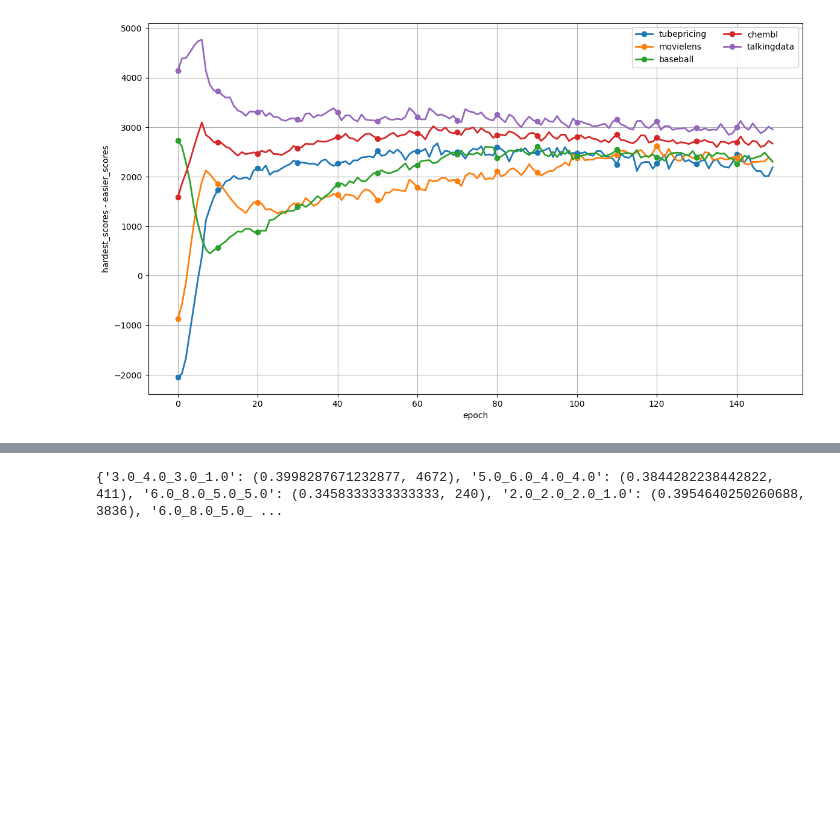
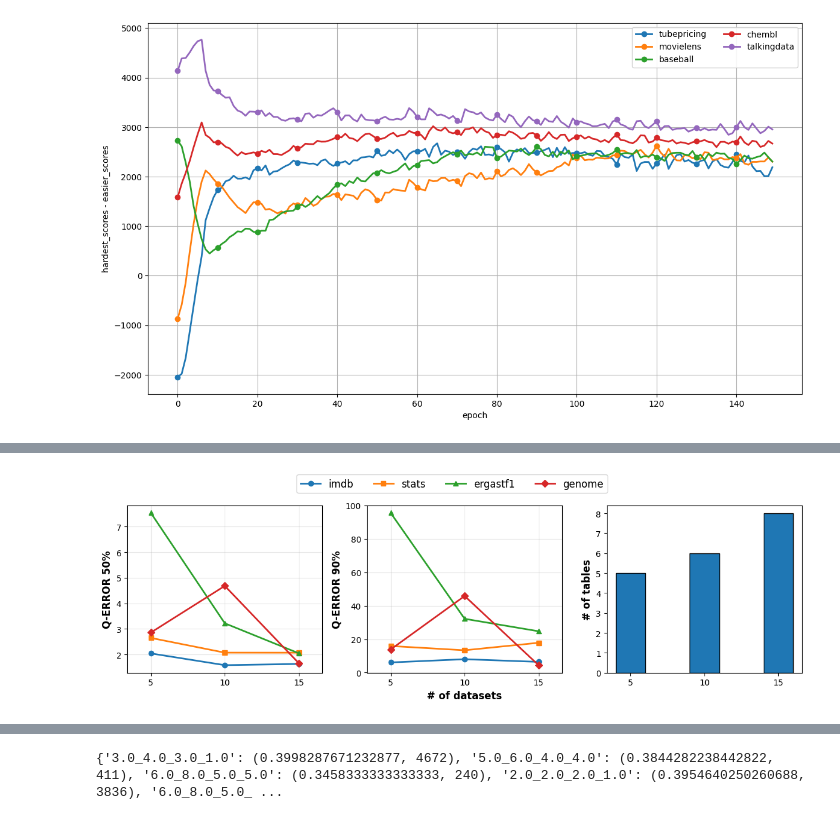
Before and after one commit to spiceandwolf/PRICE, a Jupyter notebook: draw_figure.ipynb, the cells around one changed output, grey strips where cells are left out. Drawn from its saved outputs; the diff is of its cells as text; code cells hidden in the pictures; blank space fills up the shorter version.

```diff
--- a/draw_figure.ipynb
+++ b/draw_figure.ipynb
@@ -689,0 +936,93 @@ plt.savefig('q_error_comparison.png', bbox_inches='tight')
+# %%
+# evaluation of PRICE’s performance with varied quantities of datasets.
+
+import matplotlib.pyplot as plt
+import numpy as np
+
+plt.rcParams['font.serif'] = ['Times New Roman']
+
+data = {
+    'subplot1': {
+        'imdb': {5: 2.0418, 10: 1.5829, 15: 1.6304},
+        'stats': {5: 2.6479, 10: 2.0721, 15: 2.0703},
+        'ergastf1': {5: 7.5355, 10: 3.2201, 15: 2.0482},
+        'genome': {5: 2.8591, 10: 4.682, 15: 1.6637}
+    },
+    'subplot2': {
+        'imdb': {5: 6.0819, 10: 8.0216, 15: 6.4284},
+        'stats': {5: 15.9052, 10: 13.3565, 15: 17.8404},
+        'ergastf1': {5: 95.4692, 10: 32.1761, 15: 24.7331},
+        'genome': {5: 13.8641, 10: 45.8135, 15: 4.4597}
+    },
+    'subplot3': {
+        'table_counts': [5, 6, 8],
+    },
+}
+
+fig, axs = plt.subplots(1, 3, figsize=(12, 4), sharex=True)
+
+colors = {
+    'imdb': '#1f77b4',
+    'stats': '#ff7f0e',
+    'ergastf1': '#2ca02c',
+    'genome': '#d62728'
+}
+
+markers = {
+    'imdb': 'o',
+    'stats': 's',
+    'ergastf1': '^',
+    'genome': 'D'
+}
+
+x_values = [5, 10, 15]
+
+for dataset in ['imdb', 'stats', 'ergastf1', 'genome']:
+    y_values = [data['subplot1'][dataset][x] for x in x_values]
+    axs[0].plot(x_values, y_values,
+                   color=colors[dataset],
+                   marker=markers[dataset],
+                   label=dataset,
+                   linewidth=2,
+                   markersize=6)
+
+axs[0].set_ylabel('Q-ERROR 50%', fontsize=12, fontweight='bold')
+# axs[0].set_xlabel('# of datasets', fontsize=12, fontweight='bold')
+axs[0].grid(True, alpha=0.3)
+axs[0].set_xticks(x_values)
+
+for dataset in ['imdb', 'stats', 'ergastf1', 'genome']:
+    y_values = [data['subplot2'][dataset][x] for x in x_values]
+    axs[1].plot(x_values, y_values,
+                   color=colors[dataset],
+                   marker=markers[dataset],
+                   label=dataset,
+                   linewidth=2,
+                   markersize=6)
+
+axs[1].set_ylabel('Q-ERROR 90%', fontsize=12, fontweight='bold')
+axs[1].set_xlabel('# of datasets', fontsize=12, fontweight='bold')
+axs[1].grid(True, alpha=0.3)
+axs[1].set_xticks(x_values)
+
+bars = axs[2].bar(x_values, data['subplot3']['table_counts'], width=2, color='#1f77b4', edgecolor='black')
+# axs[2].set_xlabel('# of datasets', fontsize=12, fontweight='bold')
+axs[2].set_ylabel('# of tables', fontsize=12, fontweight='bold')
+
+axs[1].set_xticks(x_values)
+
+fig.legend(['imdb', 'stats', 'ergastf1', 'genome'],
+           loc='upper center',
+           bbox_to_anchor=(0.5, 1),
+           ncol=4,
+           frameon=True,
+           fancybox=True,
+           fontsize=12)
+
+plt.tight_layout()
+plt.subplots_adjust(bottom=0.15, top=0.85)
+
+plt.savefig('q_error_comparison_ascending.pdf', format='pdf',)
+plt.show()
+# %% [output]
+[figure, added]
```
Also changed, not shown: parts of 8 cells of this notebook, 17 other files.
